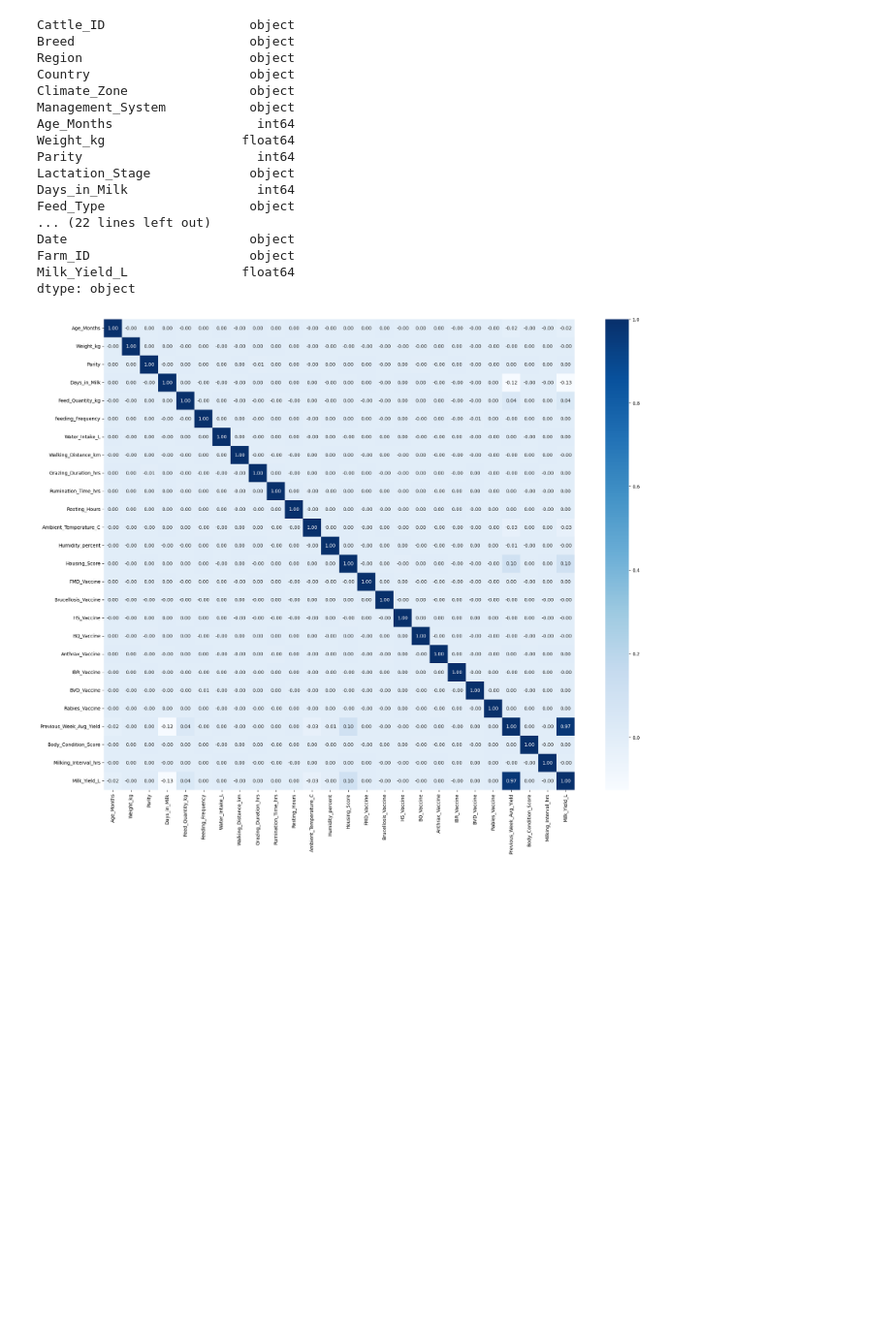
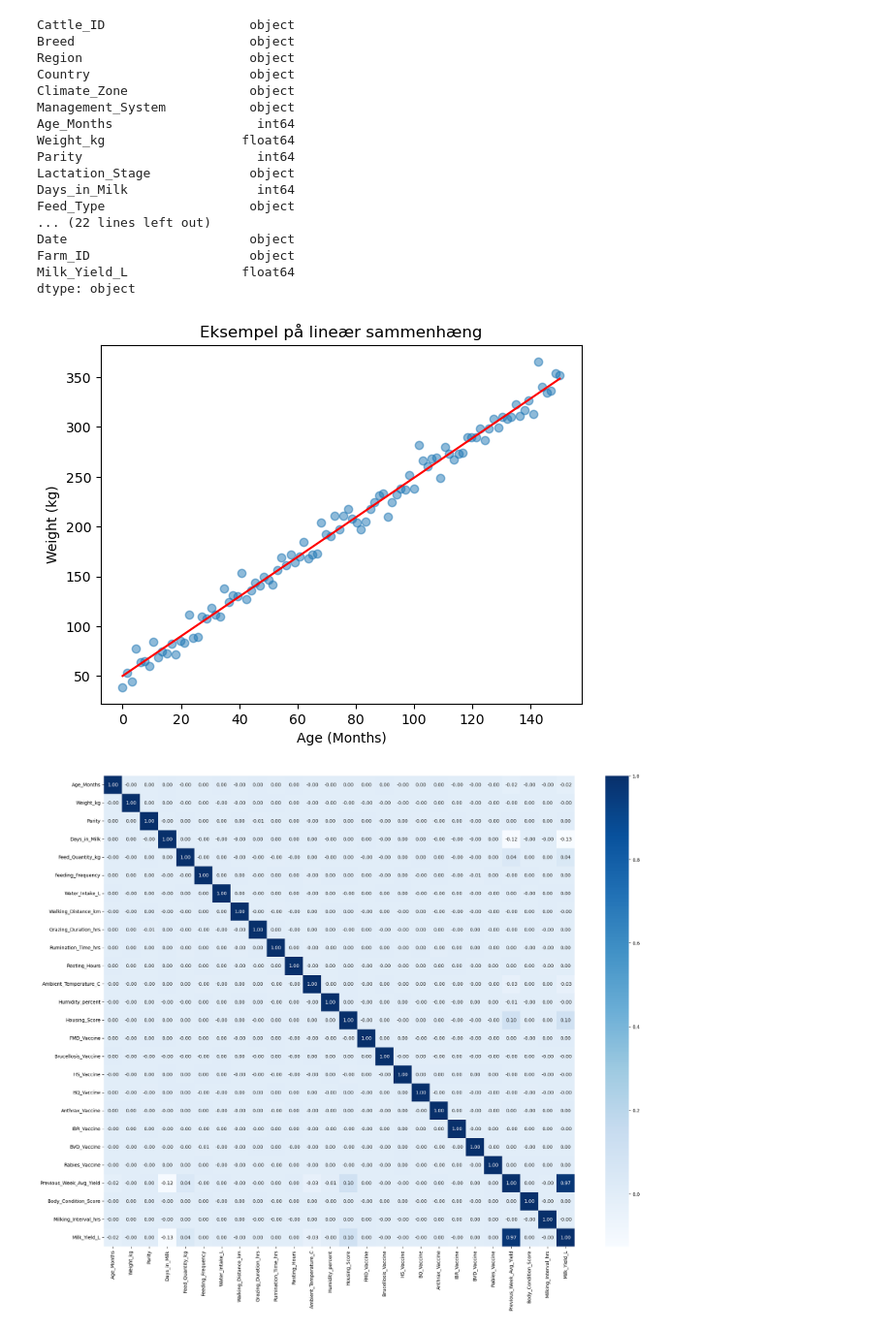
Before and after one commit to linneaovervad/examAML, a Jupyter notebook: cattleHealth.ipynb, the cells around one changed output. Shown at 97% size. Drawn from its saved outputs; the diff is of its cells as text; code cells hidden in the pictures; blank space fills up the shorter version.

```diff
--- a/cattleHealth.ipynb
+++ b/cattleHealth.ipynb
@@ -100,6 +100,19 @@ Date                        object
 Farm_ID                     object
 Milk_Yield_L               float64
 dtype: object
+# %%
+x = np.linspace(0, 150, 100)
+y = 2*x + 50 + np.random.randn(100) * 10
+
+plt.scatter(x, y, alpha=0.5)
+m, b = np.polyfit(x, y, 1)
+plt.plot(x, m*x + b, color='red')
+plt.title("Eksempel på lineær sammenhæng")
+plt.xlabel("Age (Months)")
+plt.ylabel("Weight (kg)")
+plt.show()
+# %% [output]
+[figure, added]
 # %%
 #Check if any of the numberical variables have high correlation
 corr = df.select_dtypes(include="number").corr()
```
